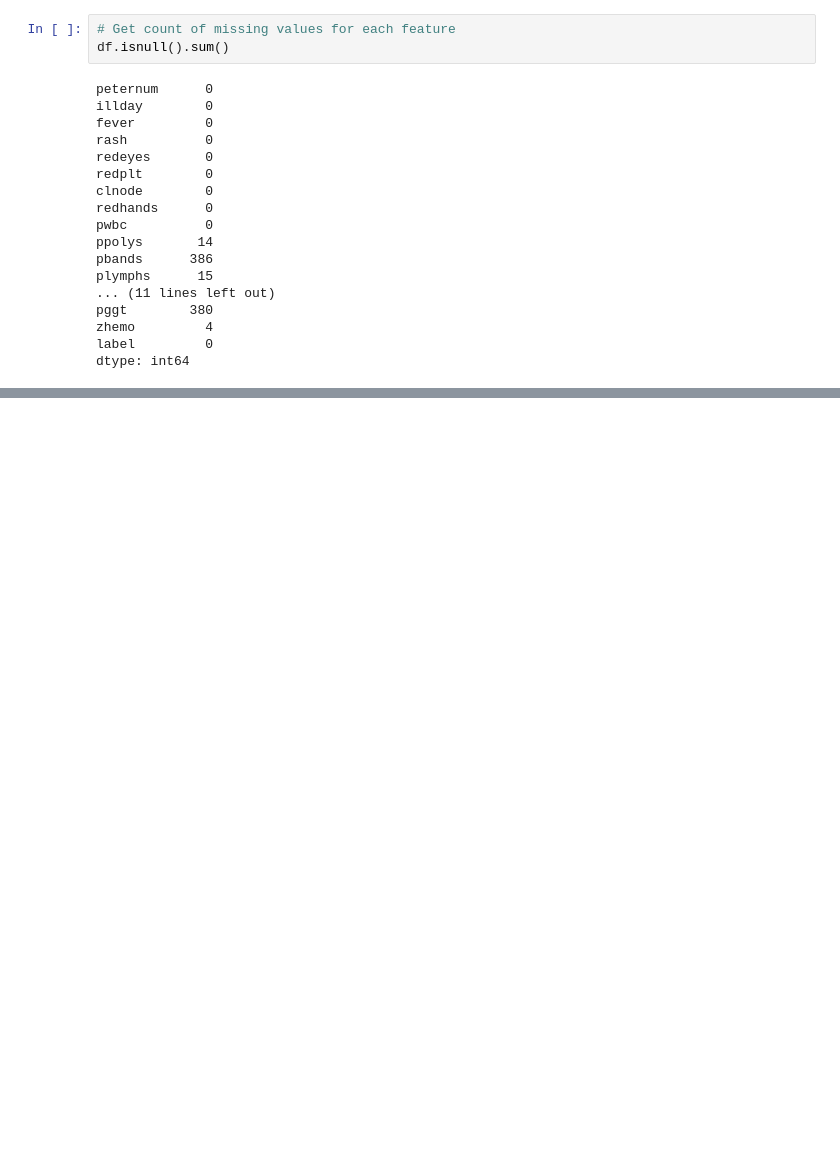
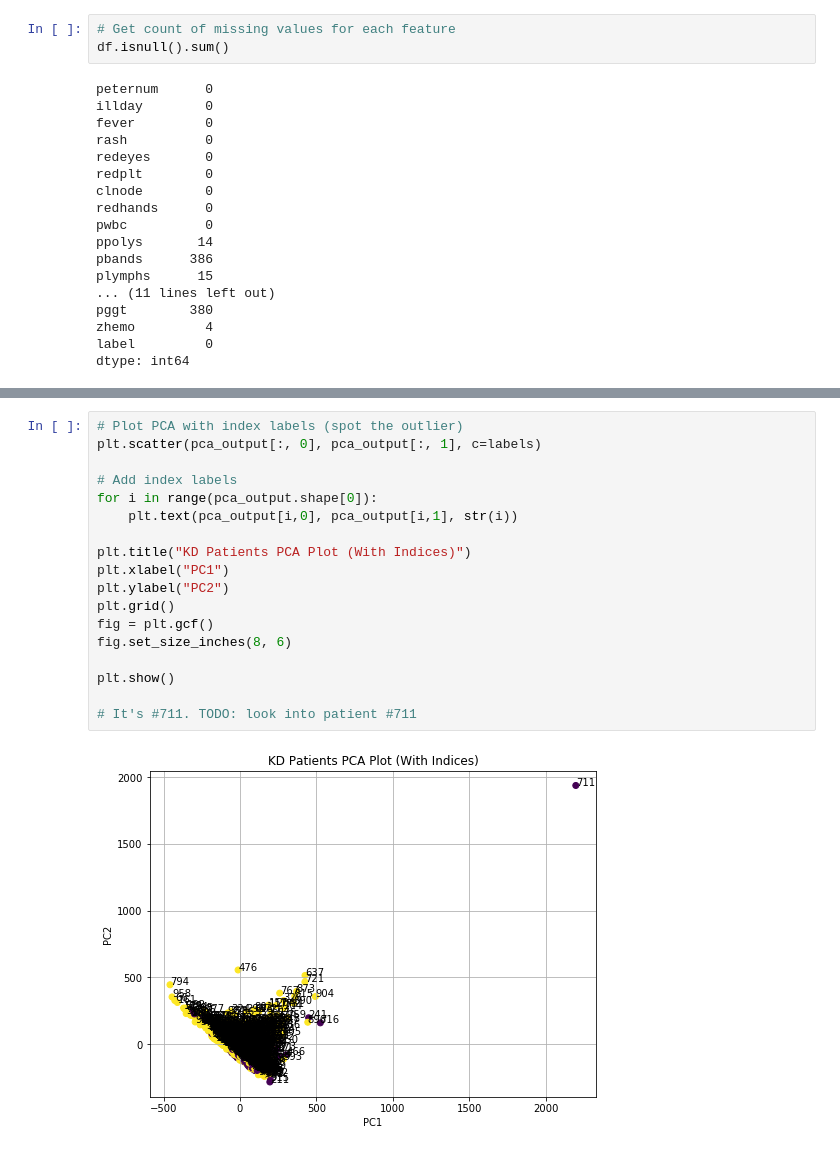
Before and after one commit to pelillian/machine-learning-kd-diagnosis, a Jupyter notebook: exploratory-analysis.ipynb, the cells around one changed output, grey strips where cells are left out. Saved outputs shown, nothing was run; the diff lists cells and outputs as text; blank space fills up the shorter version.

```diff
--- a/exploratory-analysis.ipynb
+++ b/exploratory-analysis.ipynb
@@ -120,0 +172,20 @@ df.corr()
+# %%
+# Plot PCA with index labels (spot the outlier)
+plt.scatter(pca_output[:, 0], pca_output[:, 1], c=labels)
+
+# Add index labels
+for i in range(pca_output.shape[0]):
+    plt.text(pca_output[i,0], pca_output[i,1], str(i))
+
+plt.title("KD Patients PCA Plot (With Indices)")
+plt.xlabel("PC1")
+plt.ylabel("PC2")
+plt.grid()
+fig = plt.gcf()
+fig.set_size_inches(8, 6)
+
+plt.show()
+
+# It's #711. TODO: look into patient #711
+# %% [output]
+[figure, added]
```
Also changed, not shown: parts of 14 cells of this notebook, 3 other files.
